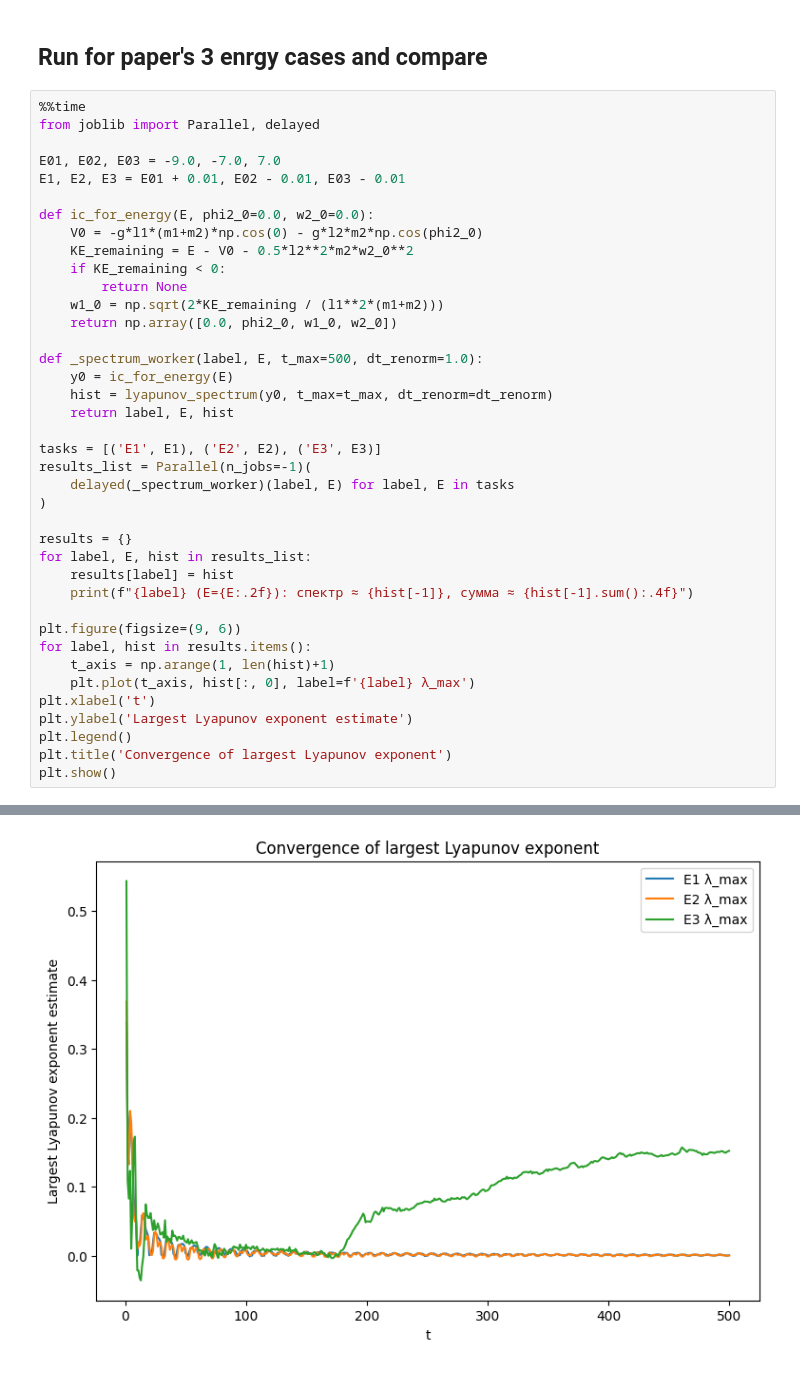
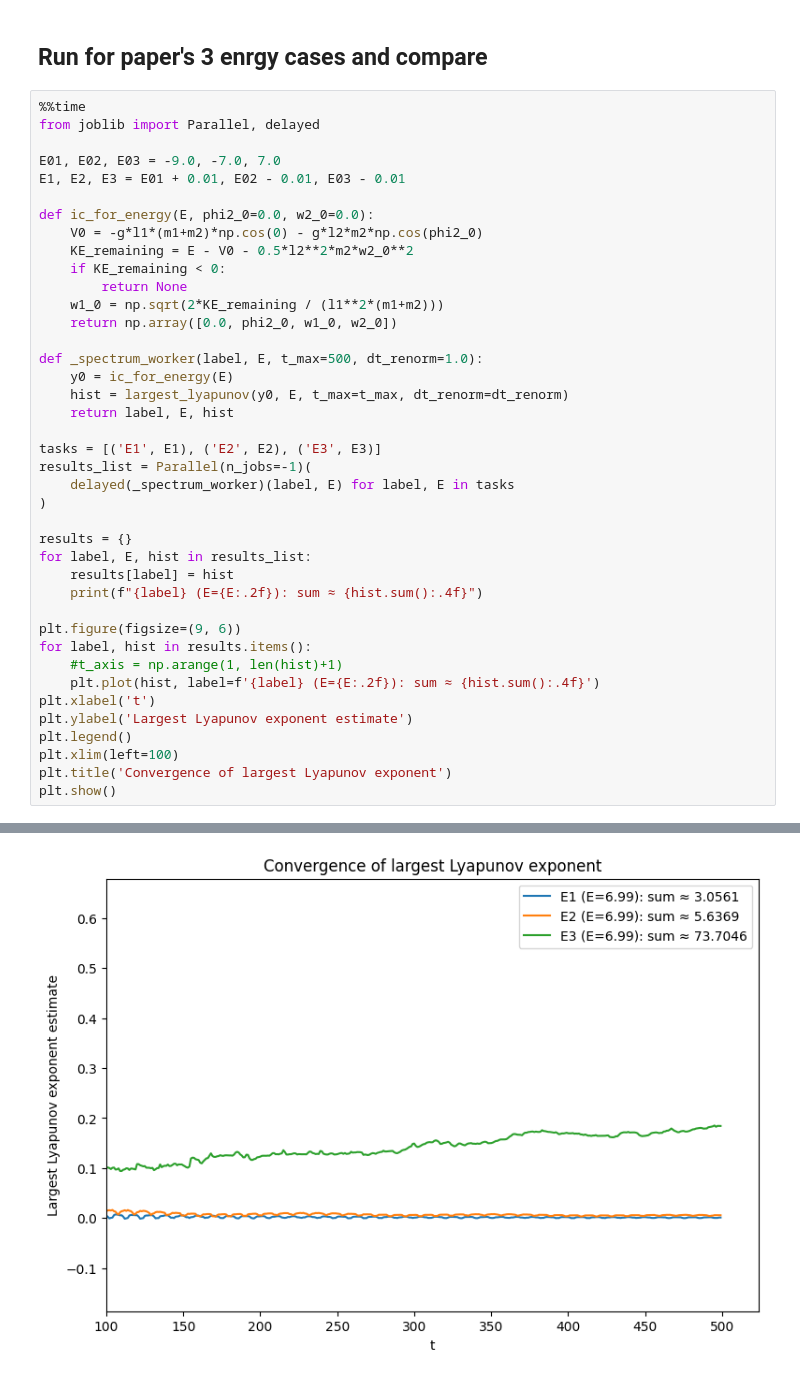
Before and after one commit to evgeny-kolonsky/Lab5, a Jupyter notebook: DP/Lab5_DP_Numerical_simulation.ipynb, the cells around one changed output, grey strips where cells are left out. Drawn from its saved outputs; the diff is of its cells as text.

```diff
--- a/DP/Lab5_DP_Numerical_simulation.ipynb
+++ b/DP/Lab5_DP_Numerical_simulation.ipynb
@@ -473,7 +419,7 @@ def ic_for_energy(E, phi2_0=0.0, w2_0=0.0):
 
 def _spectrum_worker(label, E, t_max=500, dt_renorm=1.0):
     y0 = ic_for_energy(E)
-    hist = lyapunov_spectrum(y0, t_max=t_max, dt_renorm=dt_renorm)
+    hist = largest_lyapunov(y0, E, t_max=t_max, dt_renorm=dt_renorm)
     return label, E, hist
 
 tasks = [('E1', E1), ('E2', E2), ('E3', E3)]
@@ -484,15 +430,16 @@ results_list = Parallel(n_jobs=-1)(
 results = {}
 for label, E, hist in results_list:
     results[label] = hist
-    print(f"{label} (E={E:.2f}): спектр ≈ {hist[-1]}, сумма ≈ {hist[-1].sum():.4f}")
+    print(f"{label} (E={E:.2f}): sum ≈ {hist.sum():.4f}")
 
 plt.figure(figsize=(9, 6))
 for label, hist in results.items():
-    t_axis = np.arange(1, len(hist)+1)
-    plt.plot(t_axis, hist[:, 0], label=f'{label} λ_max')
+    #t_axis = np.arange(1, len(hist)+1)
+    plt.plot(hist, label=f'{label} (E={E:.2f}): sum ≈ {hist.sum():.4f}')
 plt.xlabel('t')
 plt.ylabel('Largest Lyapunov exponent estimate')
 plt.legend()
+plt.xlim(left=100)
 plt.title('Convergence of largest Lyapunov exponent')
 plt.show()
 # %% [output]
@@ -502 +449 @@ E3 (E=6.99): спектр ≈ [ 0.15221364  0.04293903  0.00336407 -0.19851931],
-[figure, old version]
+[figure, new version]
```
Also changed, not shown: parts of 6 cells of this notebook.
